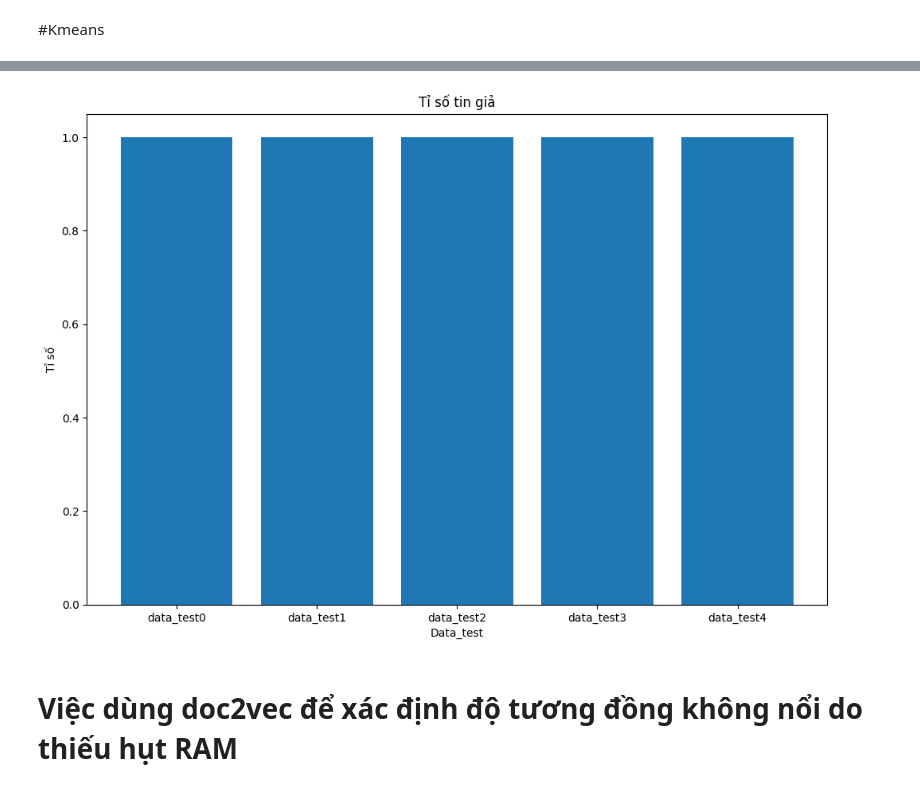
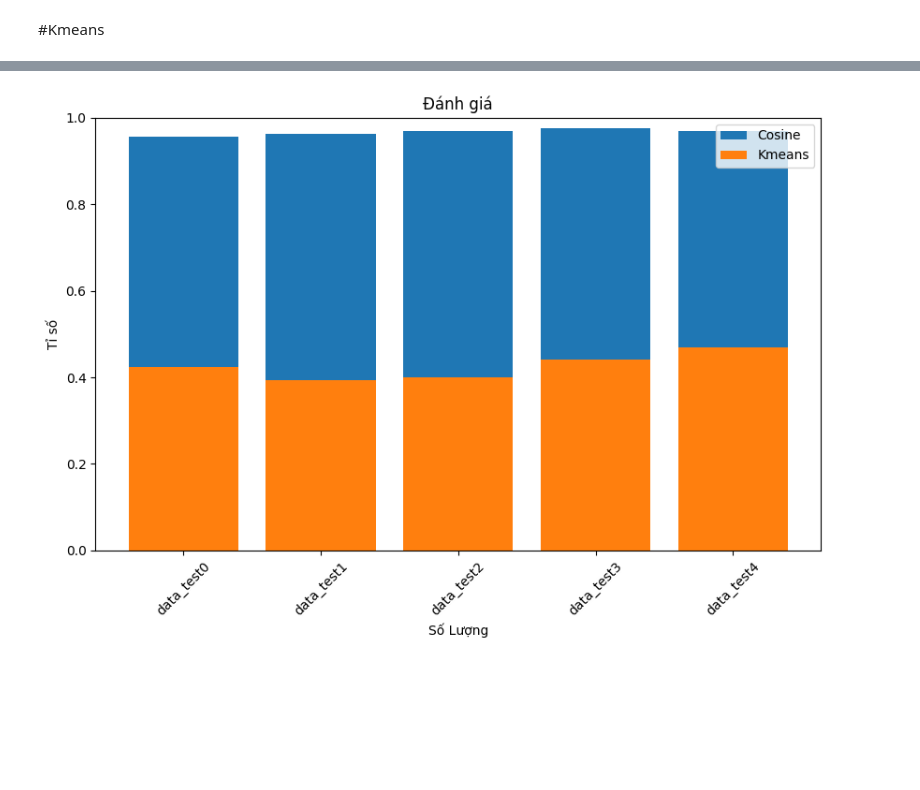
Before and after one commit to ToAN7/SIC_AI, a Jupyter notebook: SIC.ipynb, the cells around one changed output, grey strips where cells are left out. Drawn from its saved outputs; the diff is of its cells as text; code cells hidden in the pictures; blank space fills up the shorter version.

```diff
--- a/SIC.ipynb
+++ b/SIC.ipynb
@@ -521,0 +207,3 @@ Tỉ số tin giả của data_test4 : 0.0
+# %%
+lt = list()# để lưu kết quả test
+lt_km = list()
@@ -553,11 +274,14 @@ print(ans_kmeans)
 # %%
-plt.figure(figsize=(12, 8))
-plt.bar(['data_test0','data_test1','data_test2','data_test3','data_test4'],ans)
-plt.xlabel('Data_test')
+plt.figure(figsize=(10, 6))
+
+plt.bar(['data_test0','data_test1','data_test2','data_test3','data_test4'],lt)
+plt.bar(['data_test0','data_test1','data_test2','data_test3','data_test4'],lt_km)
+plt.xticks(rotation=45)
+plt.ylim(0,1)
+plt.xlabel('Số Lượng')
 plt.ylabel('Tỉ số')
-plt.title('Tỉ số tin giả')
+plt.legend(['Cosine','Kmeans'])
+plt.title('Đánh giá')
 plt.show()
 # %% [output]
-[figure, old version]
+[figure, new version]
-# %% [markdown]
-<h1> Việc dùng doc2vec để xác định độ tương đồng không nổi do thiếu hụt RAM </h1>
```
Also changed, not shown: parts of 96 cells of this notebook.
